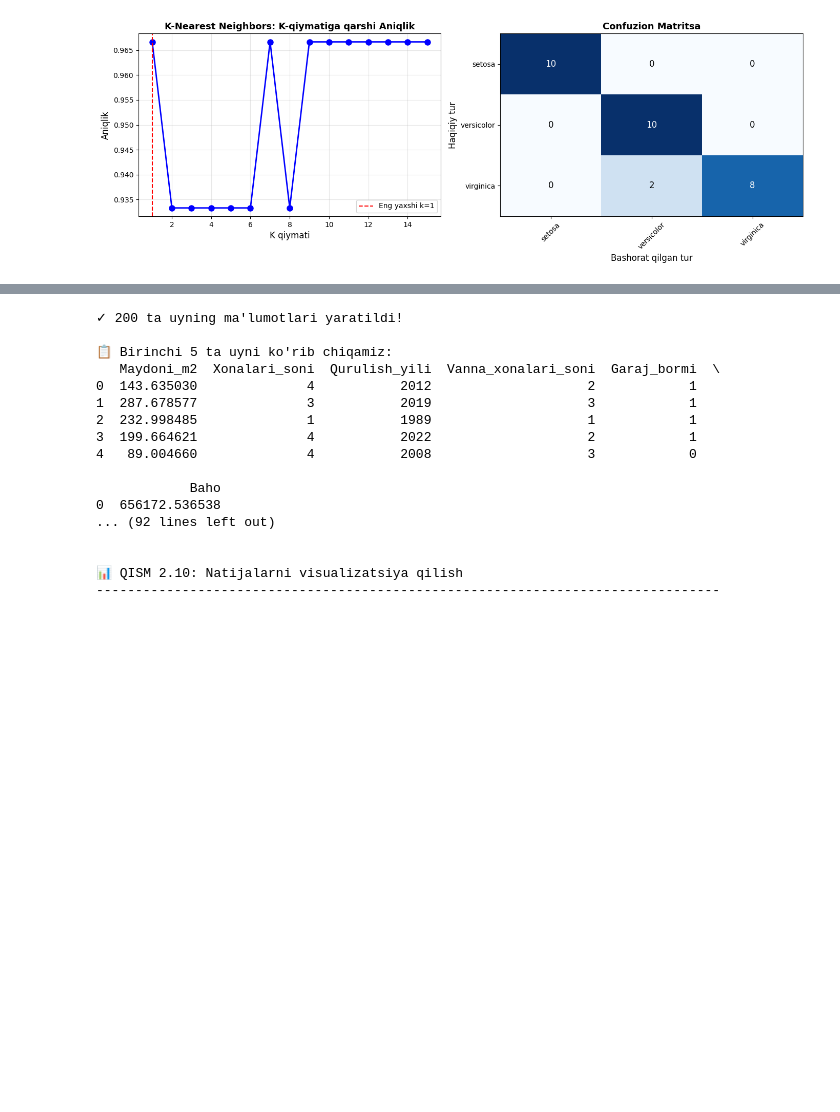
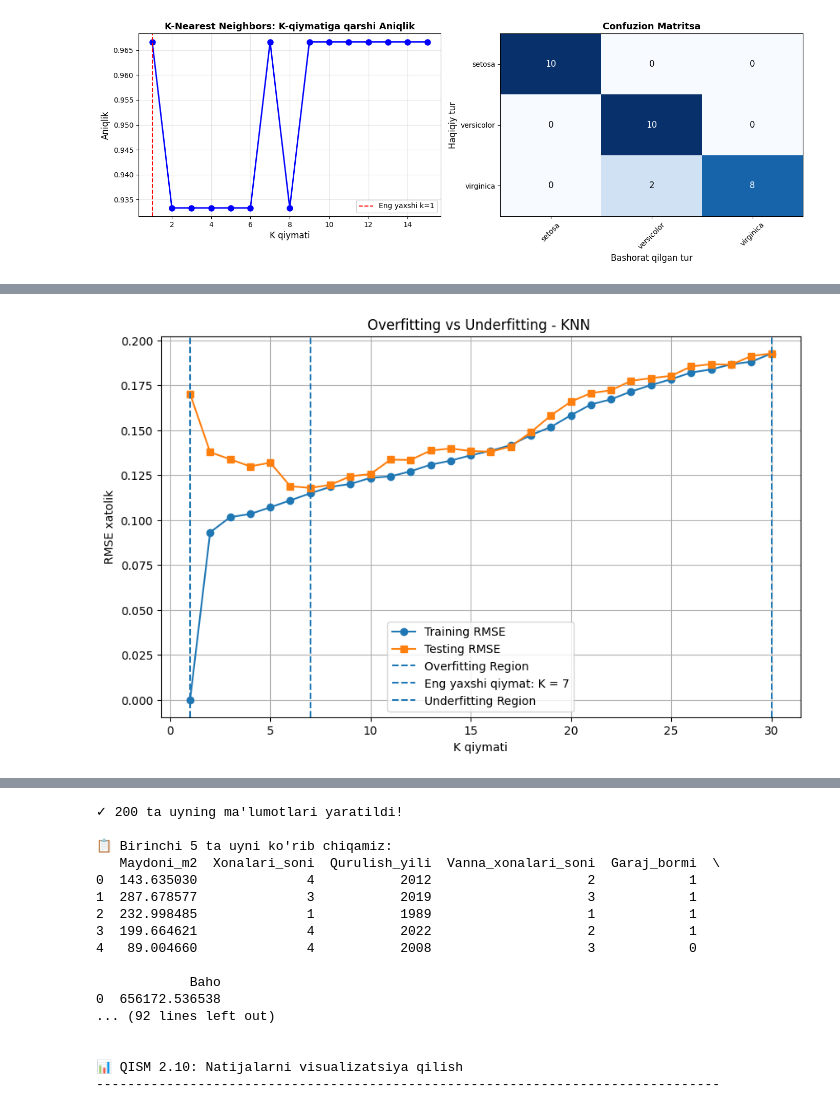
Before and after one commit to fartech00/01, a Jupyter notebook: 2026-KNN.ipynb, the cells around one changed output, grey strips where cells are left out. Saved outputs shown, nothing was run; the diff lists cells and outputs as text; code cells hidden in the pictures; blank space fills up the shorter version.

```diff
--- a/2026-KNN.ipynb
+++ b/2026-KNN.ipynb
@@ -819,0 +920,52 @@ plt.savefig('/tmp/iris_classification.png', dpi=100, bbox_inches='tight')
+# %%
+
+# ==========================================================
+# 6. Overfitting vs Underfitting - ni plot qilish
+# ==========================================================
+
+plt.figure(figsize=(10,6))
+
+plt.plot(
+    k_values,
+    train_rmse,
+    marker='o',
+    label='Training RMSE'
+)
+
+plt.plot(
+    k_values,
+    test_rmse,
+    marker='s',
+    label='Testing RMSE'
+)
+
+# Overfitting bo'lgan hududni topish
+plt.axvline(
+    x=1,
+    linestyle='--',
+    label='Overfitting Region'
+)
+
+# Optimal K qiymati
+plt.axvline(
+    x=best_k,
+    linestyle='--',
+    label=f'Eng yaxshi qiymat: K = {best_k}'
+)
+
+# Underfitting hududini topish
+plt.axvline(
+    x=30,
+    linestyle='--',
+    label='Underfitting Region'
+)
+
+plt.xlabel("K qiymati")
+plt.ylabel("RMSE xatolik")
+plt.title("Overfitting vs Underfitting - KNN ")
+plt.legend()
+plt.grid(True)
+
+plt.show()
+# %% [output]
+[figure, added]
```
Also changed, not shown: parts of 5 cells of this notebook.
